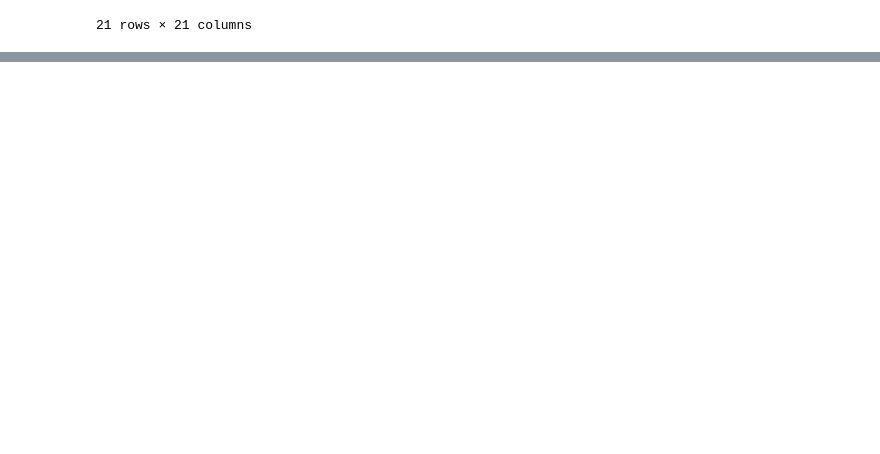
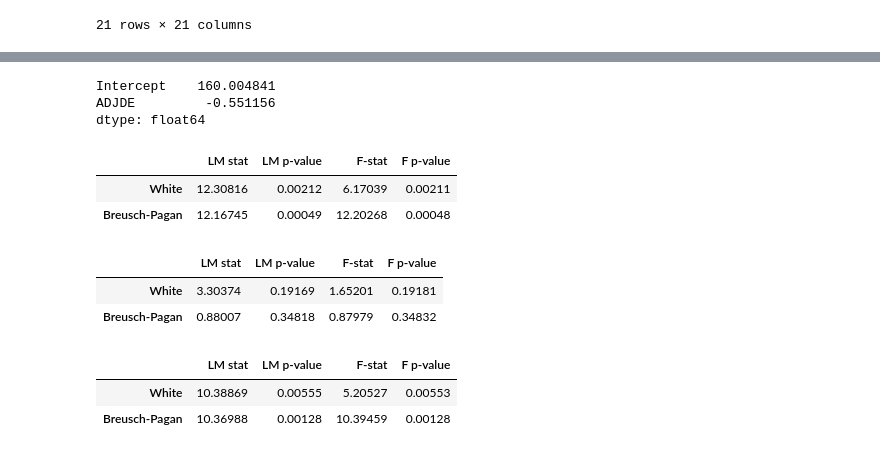
Before and after one commit to DanLightner/BUSA321, a Jupyter notebook: BUSA321/EDA_College_BB.ipynb, the cells around one changed output, grey strips where cells are left out. Saved outputs shown, nothing was run; the diff lists cells and outputs as text; code cells hidden in the pictures; blank space fills up the shorter version.

```diff
--- a/BUSA321/EDA_College_BB.ipynb
+++ b/BUSA321/EDA_College_BB.ipynb
@@ -232,0 +351,72 @@ df.corr(numeric_only=True)
+# %%
+from statsmodels.stats.diagnostic import het_breuschpagan
+from statsmodels.stats.diagnostic import het_white
+import pandas as pd
+import statsmodels.api as sm
+from statsmodels.formula.api import ols
+
+model = ols(formula='ADJOE~ADJDE', data=df).fit()
+model.params
+# %% [output]
+Intercept    160.004841
+ADJDE         -0.551156
+dtype: float64
+# %%
+white_test = het_white(model.resid,  model.model.exog)
+bp_test = het_breuschpagan(model.resid, model.model.exog)
+output_df = pd.DataFrame(columns=['LM stat', 'LM p-value', 'F-stat', 'F p-value'])
+output_df.loc['White'] = white_test
+output_df.loc['Breusch-Pagan'] = bp_test
+output_df.round(5)
+
+#PAGAN/WHITE TEST for ADJOE & ADJDE
+# %% [output]
+|  | LM stat | LM p-value | F-stat | F p-value |
+| White | 12.30816 | 0.00212 | 6.17039 | 0.00211 |
+| Breusch-Pagan | 12.16745 | 0.00049 | 12.20268 | 0.00048 |
+# %%
+from statsmodels.stats.diagnostic import het_breuschpagan
+from statsmodels.stats.diagnostic import het_white
+import pandas as pd
+import statsmodels.api as sm
+from statsmodels.formula.api import ols
+
+model = ols(formula='ADJOE~WAB', data=df).fit()
+model.params
+
+
+white_test = het_white(model.resid,  model.model.exog)
+bp_test = het_breuschpagan(model.resid, model.model.exog)
+output_df = pd.DataFrame(columns=['LM stat', 'LM p-value', 'F-stat', 'F p-value'])
+output_df.loc['White'] = white_test
+output_df.loc['Breusch-Pagan'] = bp_test
+output_df.round(5)
+
+#PAGAN/WHITE TEST for ADJOE & WAB
+# %% [output]
+|  | LM stat | LM p-value | F-stat | F p-value |
+| White | 3.30374 | 0.19169 | 1.65201 | 0.19181 |
+| Breusch-Pagan | 0.88007 | 0.34818 | 0.87979 | 0.34832 |
+# %%
+from statsmodels.stats.diagnostic import het_breuschpagan
+from statsmodels.stats.diagnostic import het_white
+import pandas as pd
+import statsmodels.api as sm
+from statsmodels.formula.api import ols
+
+model = ols(formula='ADJDE~WAB', data=df).fit()
+model.params
+
+
+white_test = het_white(model.resid,  model.model.exog)
+bp_test = het_breuschpagan(model.resid, model.model.exog)
+output_df = pd.DataFrame(columns=['LM stat', 'LM p-value', 'F-stat', 'F p-value'])
+output_df.loc['White'] = white_test
+output_df.loc['Breusch-Pagan'] = bp_test
+output_df.round(5)
+
+#PAGAN/WHITE TEST for ADJDE & WAB
+# %% [output]
+|  | LM stat | LM p-value | F-stat | F p-value |
+| White | 10.38869 | 0.00555 | 5.20527 | 0.00553 |
+| Breusch-Pagan | 10.36988 | 0.00128 | 10.39459 | 0.00128 |
```
Also changed, not shown: parts of 4 cells of this notebook.
